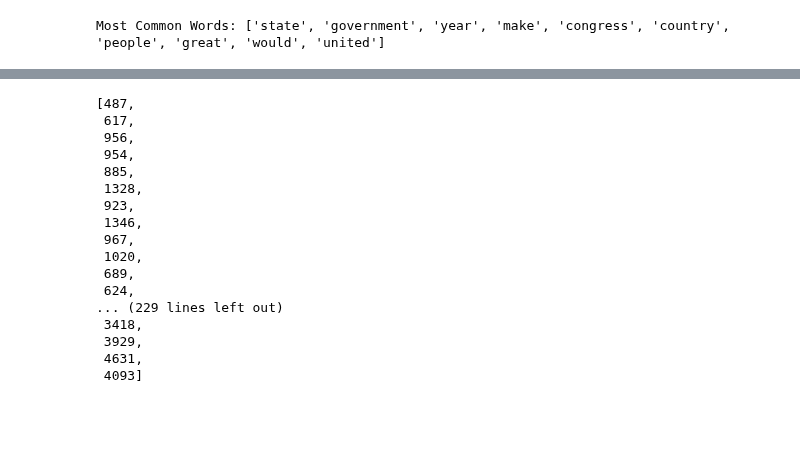
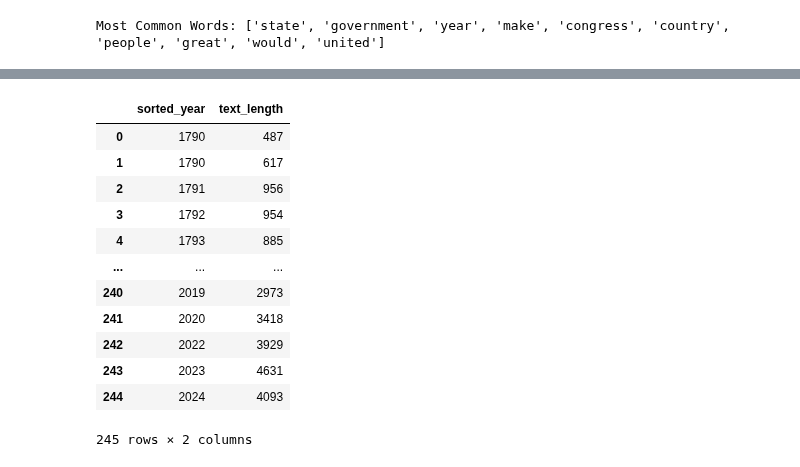
Before and after one commit to alex-smith-uwec/NLP_Spring2025, a Jupyter notebook: StateUnion.ipynb, the cells around one changed output, grey strips where cells are left out. Saved outputs shown, nothing was run; the diff lists cells and outputs as text; code cells hidden in the pictures; blank space fills up the shorter version.

```diff
--- a/StateUnion.ipynb
+++ b/StateUnion.ipynb
@@ -117,20 +116,0 @@ plt.show()
-# %%
-text_lengths
-# %% [output]
-[487,
- 617,
- 956,
- 954,
- 885,
- 1328,
- 923,
- 1346,
- 967,
- 1020,
- 689,
- 624,
-... (229 lines left out)
- 3418,
- 3929,
- 4631,
- 4093]
@@ -136,0 +122,16 @@ text_lengths
+# %%
+df
+# %% [output]
+|  | sorted_year | text_length |
+| 0 | 1790 | 487 |
+| 1 | 1790 | 617 |
+| 2 | 1791 | 956 |
+| 3 | 1792 | 954 |
+| 4 | 1793 | 885 |
+| ... | ... | ... |
+| 240 | 2019 | 2973 |
+| 241 | 2020 | 3418 |
+| 242 | 2022 | 3929 |
+| 243 | 2023 | 4631 |
+| 244 | 2024 | 4093 |
+245 rows × 2 columns
```
Also changed, not shown: parts of 5 cells of this notebook.
